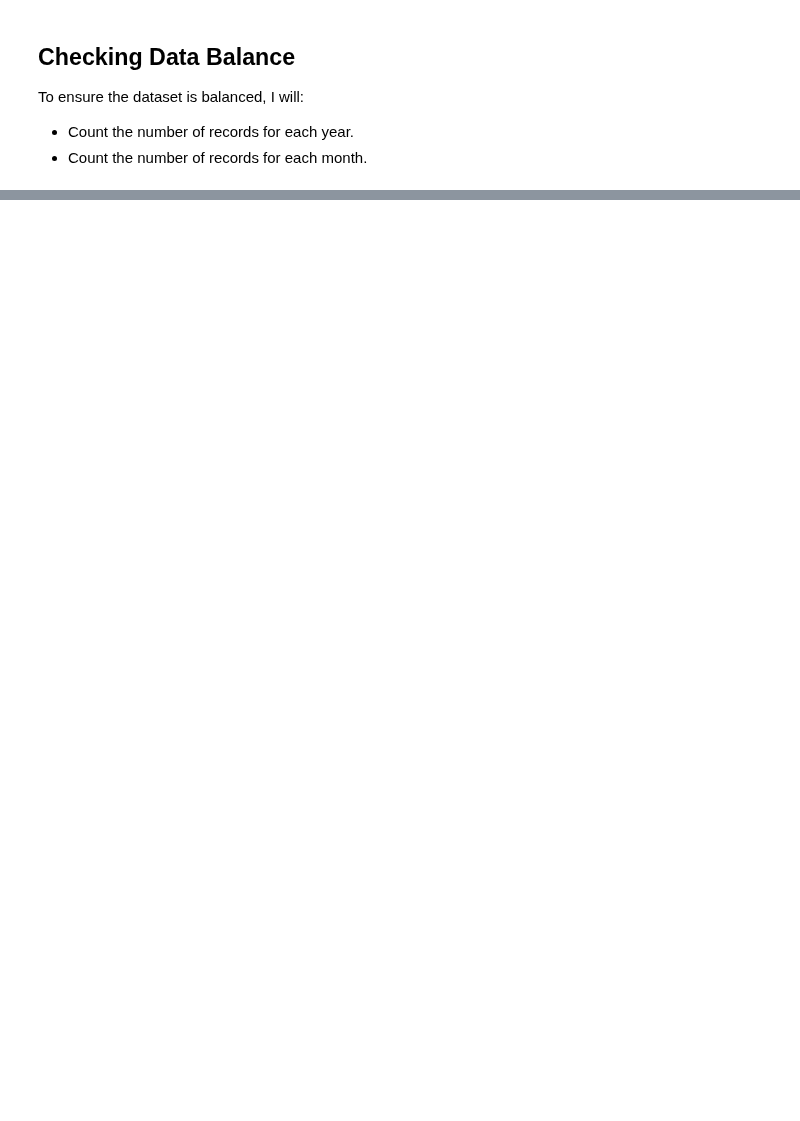
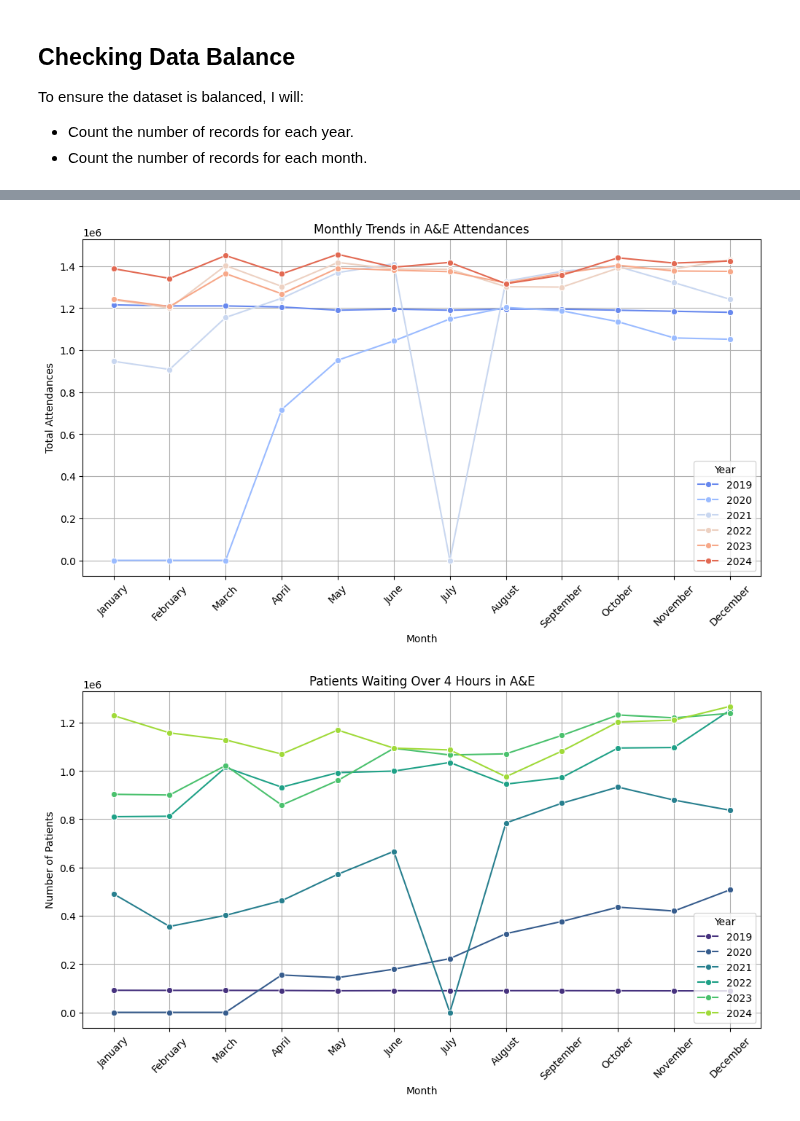
Before and after one commit to sophieboyle1/Final-Year-Project, a Jupyter notebook: src/data_validation.ipynb, the cells around one changed output, grey strips where cells are left out. Saved outputs shown, nothing was run; the diff lists cells and outputs as text; code cells hidden in the pictures; blank space fills up the shorter version.

```diff
--- a/src/data_validation.ipynb
+++ b/src/data_validation.ipynb
@@ -230,0 +248,60 @@ Passing `palette` without assigning `hue` is deprecated and will be removed in v
+# %%
+import pandas as pd
+import matplotlib.pyplot as plt
+import seaborn as sns
+
+# Load dataset
+file_path = "nhs_ae_merged_no_outliers.csv"
+nhs_data = pd.read_csv(file_path)
+
+# Ensure 'year' and 'month' are strings for visualization
+nhs_data["year"] = nhs_data["year"].astype(str)
+nhs_data["month"] = pd.Categorical(nhs_data["month"], categories=[
+    "January", "February", "March", "April", "May", "June",
+    "July", "August", "September", "October", "November", "December"
+], ordered=True)
+
+### 🔹 **1. Monthly Trends in A&E Attendances**
+monthly_trends = nhs_data.groupby(["year", "month"])["a&e_attendances_type_1"].sum().reset_index()
+
+plt.figure(figsize=(12, 6))
+sns.lineplot(x="month", y="a&e_attendances_type_1", hue="year", data=monthly_trends, marker="o", palette="coolwarm")
+plt.title("Monthly Trends in A&E Attendances")
+plt.xlabel("Month")
+plt.ylabel("Total Attendances")
+plt.xticks(rotation=45)
+plt.legend(title="Year")
+plt.grid(True)
+plt.show()
+
+### 🔹 **2. Attendance Over 4 Hours Breakdown**
+over_4hrs_trends = nhs_data.groupby(["year", "month"])["attendances_over_4hrs_type_1"].sum().reset_index()
+
+plt.figure(figsize=(12, 6))
+sns.lineplot(x="month", y="attendances_over_4hrs_type_1", hue="year", data=over_4hrs_trends, marker="o", palette="viridis")
+plt.title("Patients Waiting Over 4 Hours in A&E")
+plt.xlabel("Month")
+plt.ylabel("Number of Patients")
+plt.xticks(rotation=45)
+plt.legend(title="Year")
+plt.grid(True)
+plt.show()
+
+### 🔹 **3. Regional Performance Analysis**
+if "parent_org" in nhs_data.columns:
+    regional_performance = nhs_data.groupby(["parent_org", "year"])["percentage_seen_within_4_hours"].mean().reset_index()
+
+    plt.figure(figsize=(14, 6))
+    sns.boxplot(x="parent_org", y="percentage_seen_within_4_hours", hue="year", data=regional_performance)
+    plt.title("NHS Regional Performance in A&E (Percentage Seen Within 4 Hours)")
+    plt.xlabel("NHS Region")
+    plt.ylabel("Percentage Seen Within 4 Hours")
+    plt.xticks(rotation=90)
+    plt.legend(title="Year", bbox_to_anchor=(1.05, 1), loc='upper left')
+    plt.grid(True)
+    plt.show()
+else:
+    print("⚠ No 'parent_org' column found, skipping regional performance analysis.")
+# %% [output]
+[figure, added]
+[figure, added]
```
Also changed, not shown: parts of 7 cells of this notebook, 4 other files.
